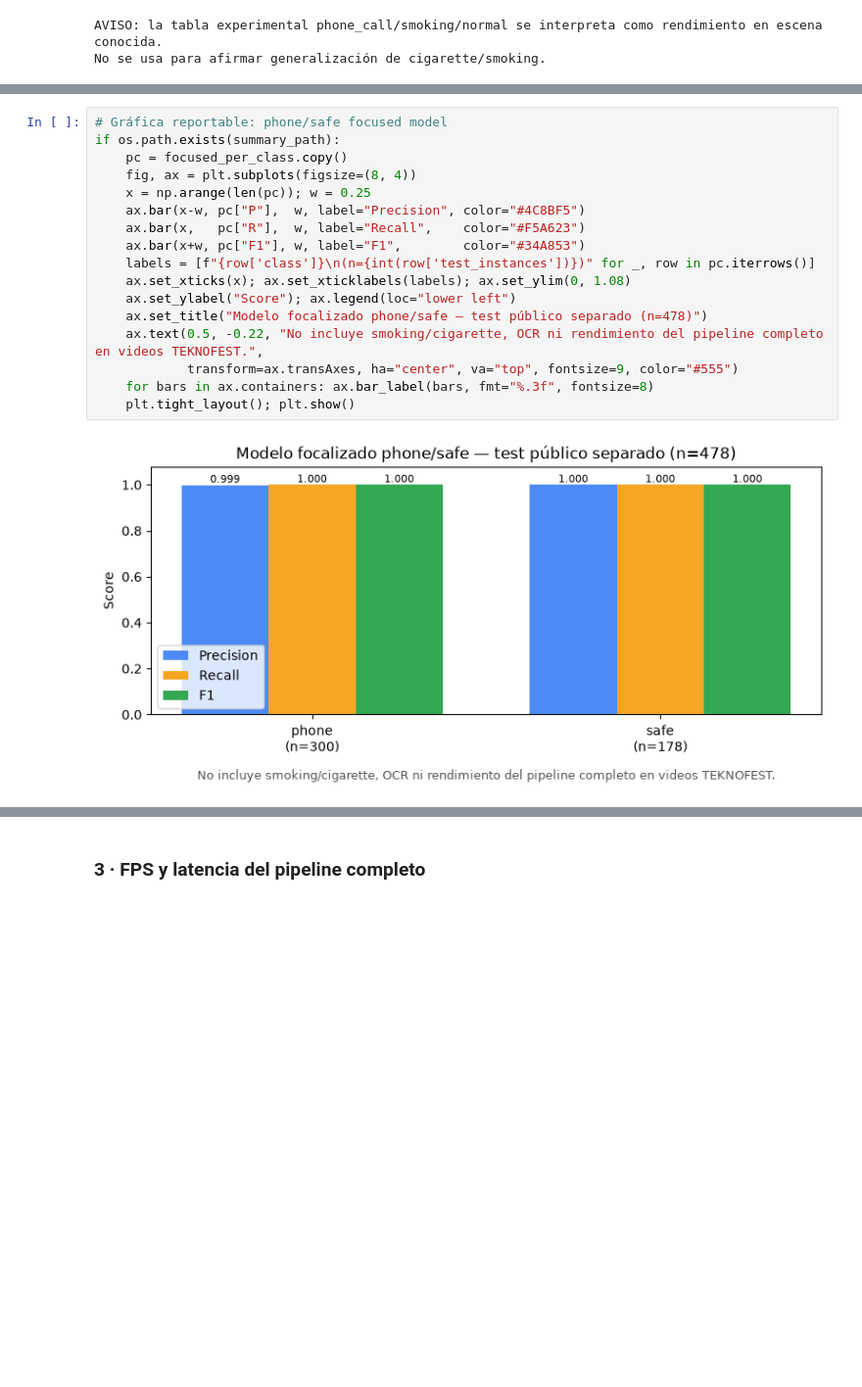
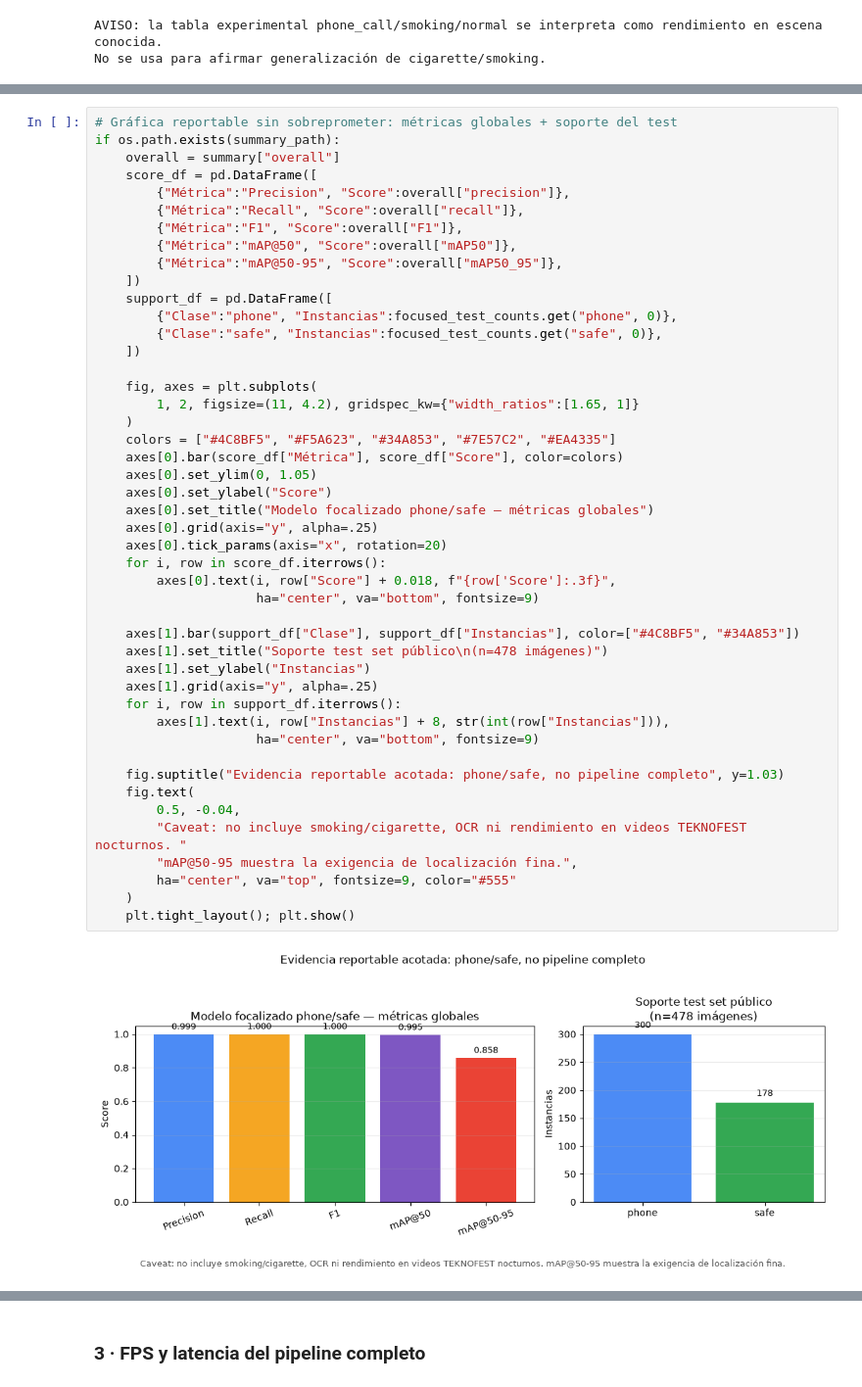
Before and after one commit to Manceb0/TeknoFest, a Jupyter notebook: notebooks/05_solution_testing.ipynb, the cells around one changed output, grey strips where cells are left out. Shown at 98% size. Cells and saved outputs as stored; diff of their text form; blank space fills up the shorter version.

Commit message:
Replace perfect-looking metrics plot

```diff
--- a/notebooks/05_solution_testing.ipynb
+++ b/notebooks/05_solution_testing.ipynb
@@ -99,22 +99,51 @@ No se usa para afirmar generalización de cigarette/smoking.
-# %%
-# Gráfica reportable: phone/safe focused model
-if os.path.exists(summary_path):
-    pc = focused_per_class.copy()
-    fig, ax = plt.subplots(figsize=(8, 4))
-    x = np.arange(len(pc)); w = 0.25
-    ax.bar(x-w, pc["P"],  w, label="Precision", color="#4C8BF5")
-    ax.bar(x,   pc["R"],  w, label="Recall",    color="#F5A623")
-    ax.bar(x+w, pc["F1"], w, label="F1",        color="#34A853")
-    labels = [f"{row['class']}\n(n={int(row['test_instances'])})" for _, row in pc.iterrows()]
-    ax.set_xticks(x); ax.set_xticklabels(labels); ax.set_ylim(0, 1.08)
-    ax.set_ylabel("Score"); ax.legend(loc="lower left")
-    ax.set_title("Modelo focalizado phone/safe — test público separado (n=478)")
-    ax.text(0.5, -0.22, "No incluye smoking/cigarette, OCR ni rendimiento del pipeline completo en videos TEKNOFEST.",
-            transform=ax.transAxes, ha="center", va="top", fontsize=9, color="#555")
-    for bars in ax.containers: ax.bar_label(bars, fmt="%.3f", fontsize=8)
-    plt.tight_layout(); plt.show()
-# %% [output]
-[figure, removed]
+# %%
+# Gráfica reportable sin sobreprometer: métricas globales + soporte del test
+if os.path.exists(summary_path):
+    overall = summary["overall"]
+    score_df = pd.DataFrame([
+        {"Métrica":"Precision", "Score":overall["precision"]},
+        {"Métrica":"Recall", "Score":overall["recall"]},
+        {"Métrica":"F1", "Score":overall["F1"]},
+        {"Métrica":"mAP@50", "Score":overall["mAP50"]},
+        {"Métrica":"mAP@50-95", "Score":overall["mAP50_95"]},
+    ])
+    support_df = pd.DataFrame([
+        {"Clase":"phone", "Instancias":focused_test_counts.get("phone", 0)},
+        {"Clase":"safe", "Instancias":focused_test_counts.get("safe", 0)},
+    ])
+
+    fig, axes = plt.subplots(
+        1, 2, figsize=(11, 4.2), gridspec_kw={"width_ratios":[1.65, 1]}
+    )
+    colors = ["#4C8BF5", "#F5A623", "#34A853", "#7E57C2", "#EA4335"]
+    axes[0].bar(score_df["Métrica"], score_df["Score"], color=colors)
+    axes[0].set_ylim(0, 1.05)
+    axes[0].set_ylabel("Score")
+    axes[0].set_title("Modelo focalizado phone/safe — métricas globales")
+    axes[0].grid(axis="y", alpha=.25)
+    axes[0].tick_params(axis="x", rotation=20)
+    for i, row in score_df.iterrows():
+        axes[0].text(i, row["Score"] + 0.018, f"{row['Score']:.3f}",
+                     ha="center", va="bottom", fontsize=9)
+
+    axes[1].bar(support_df["Clase"], support_df["Instancias"], color=["#4C8BF5", "#34A853"])
+    axes[1].set_title("Soporte test set público\n(n=478 imágenes)")
+    axes[1].set_ylabel("Instancias")
+    axes[1].grid(axis="y", alpha=.25)
+    for i, row in support_df.iterrows():
+        axes[1].text(i, row["Instancias"] + 8, str(int(row["Instancias"])),
+                     ha="center", va="bottom", fontsize=9)
+
+    fig.suptitle("Evidencia reportable acotada: phone/safe, no pipeline completo", y=1.03)
+    fig.text(
+        0.5, -0.04,
+        "Caveat: no incluye smoking/cigarette, OCR ni rendimiento en videos TEKNOFEST nocturnos. "
+        "mAP@50-95 muestra la exigencia de localización fina.",
+        ha="center", va="top", fontsize=9, color="#555"
+    )
+    plt.tight_layout(); plt.show()
+# %% [output]
+[figure, added]
 # %% [markdown]
 **Lectura.** La tabla phone/safe es la métrica fuerte y reportable del FDR porque
 usa un test set separado del dataset preparado. Aun así, su alcance es estrecho:
```
Also changed, not shown: parts of 4 cells of this notebook, 18 other files.
